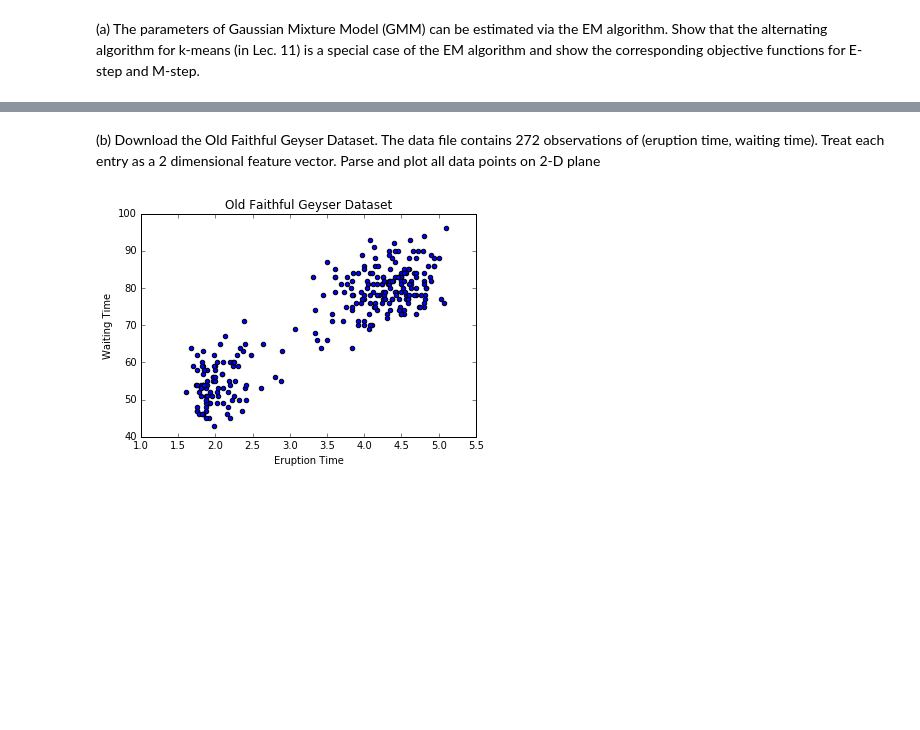
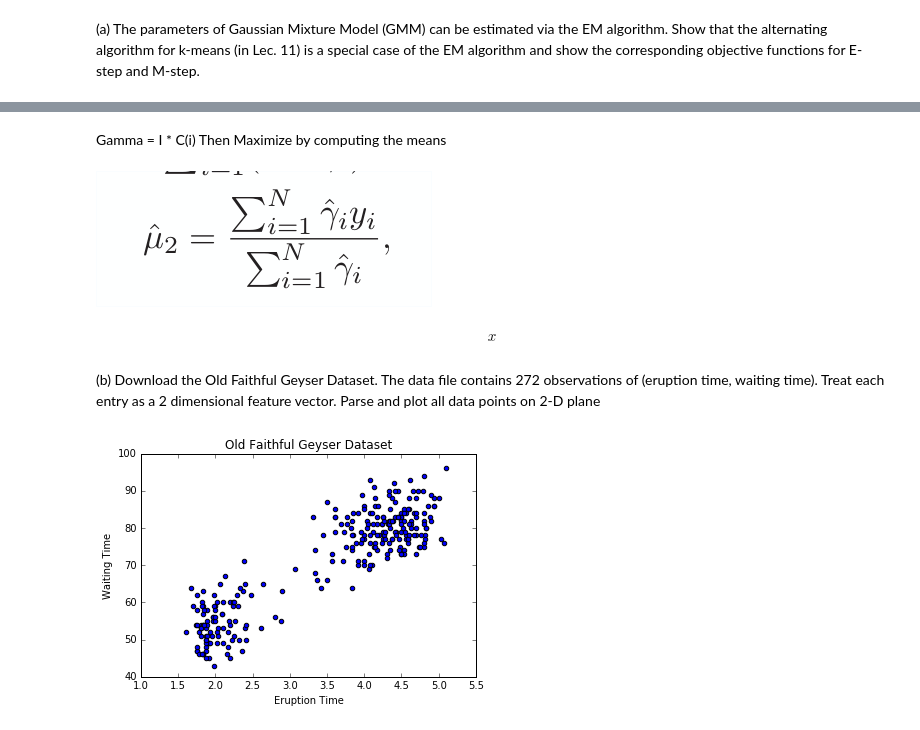
Before and after one commit to Vijay-P/CS5786-03, a Jupyter notebook: Q3.ipynb, the cells around one changed output, grey strips where cells are left out. Saved outputs shown, nothing was run; the diff lists cells and outputs as text; code cells hidden in the pictures; blank space fills up the shorter version.

```diff
--- a/Q3.ipynb
+++ b/Q3.ipynb
@@ -3,3 +11,16 @@
+# %% [markdown]
+Gamma = I * C(i)
+Then Maximize by computing the means
+# %%
+from IPython.display import Image
+Image("eqn2.png")
+# %% [output]
+[figure, added]
+# %%
+from IPython.display import Math
+Math('x')
+# %% [output]
+$$x$$
 # %% [markdown]
 (b) Download the Old Faithful Geyser Dataset. The data file contains 272 observations of (eruption time, waiting time). Treat each entry as a 2 dimensional feature vector. Parse and plot all
 data points on 2-D plane
```
Also changed, not shown: parts of 7 cells of this notebook, 6 other files.
